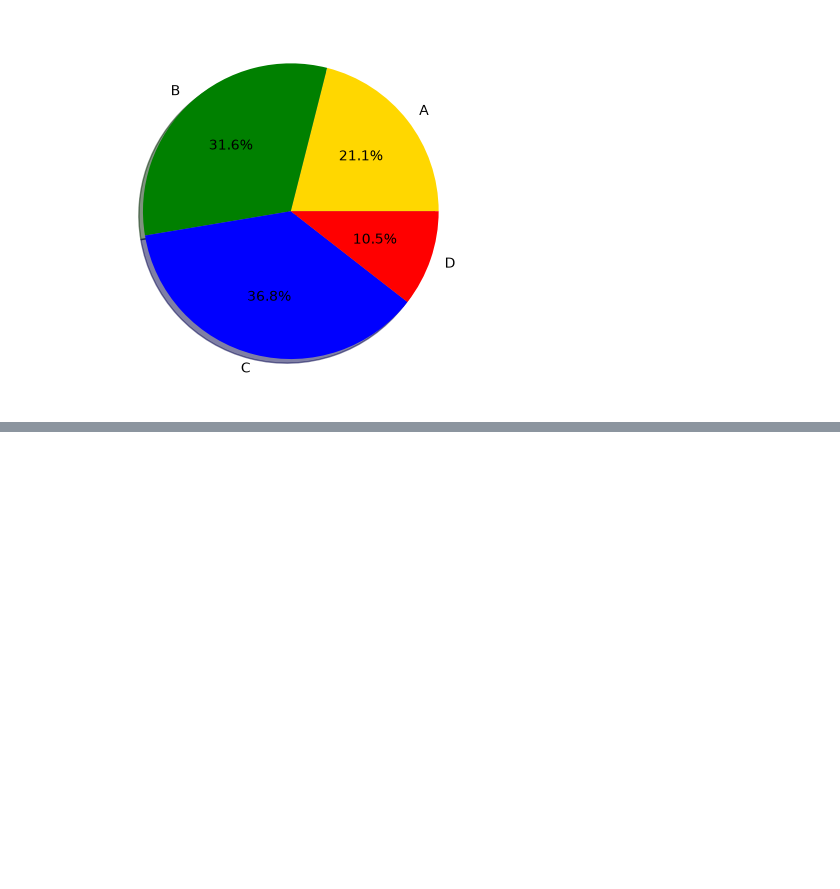
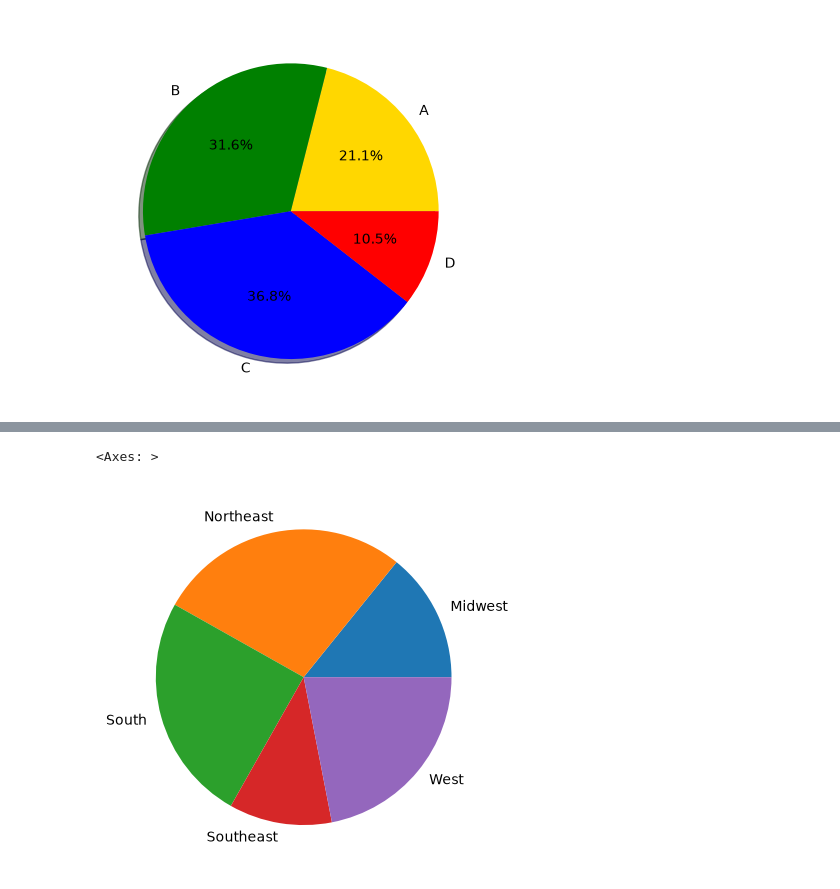
Before and after one commit to SabiahMdk/SabiahDAS, a Jupyter notebook: PYTHON/PYTHON DATA ANALYSIS/Matplotlib.ipynb, the cells around one changed output, grey strips where cells are left out. Cells and saved outputs as stored; diff of their text form; code cells hidden in the pictures; blank space fills up the shorter version.

```diff
--- a/PYTHON/PYTHON DATA ANALYSIS/Matplotlib.ipynb
+++ b/PYTHON/PYTHON DATA ANALYSIS/Matplotlib.ipynb
@@ -102,0 +102,4 @@ df.head()
+# %%
+### total sales by region
+total_sales_by_region =df.groupby('region')['total_sales'].sum()
+print(total_sales_by_region)
@@ -102,0 +114,5 @@ df.head()
+# %%
+total_sales_by_region.plot(kind='pie',color ='teal')
+# %% [output]
+<Axes: >
+[figure, added]
```
Also changed, not shown: parts of 5 cells of this notebook.
